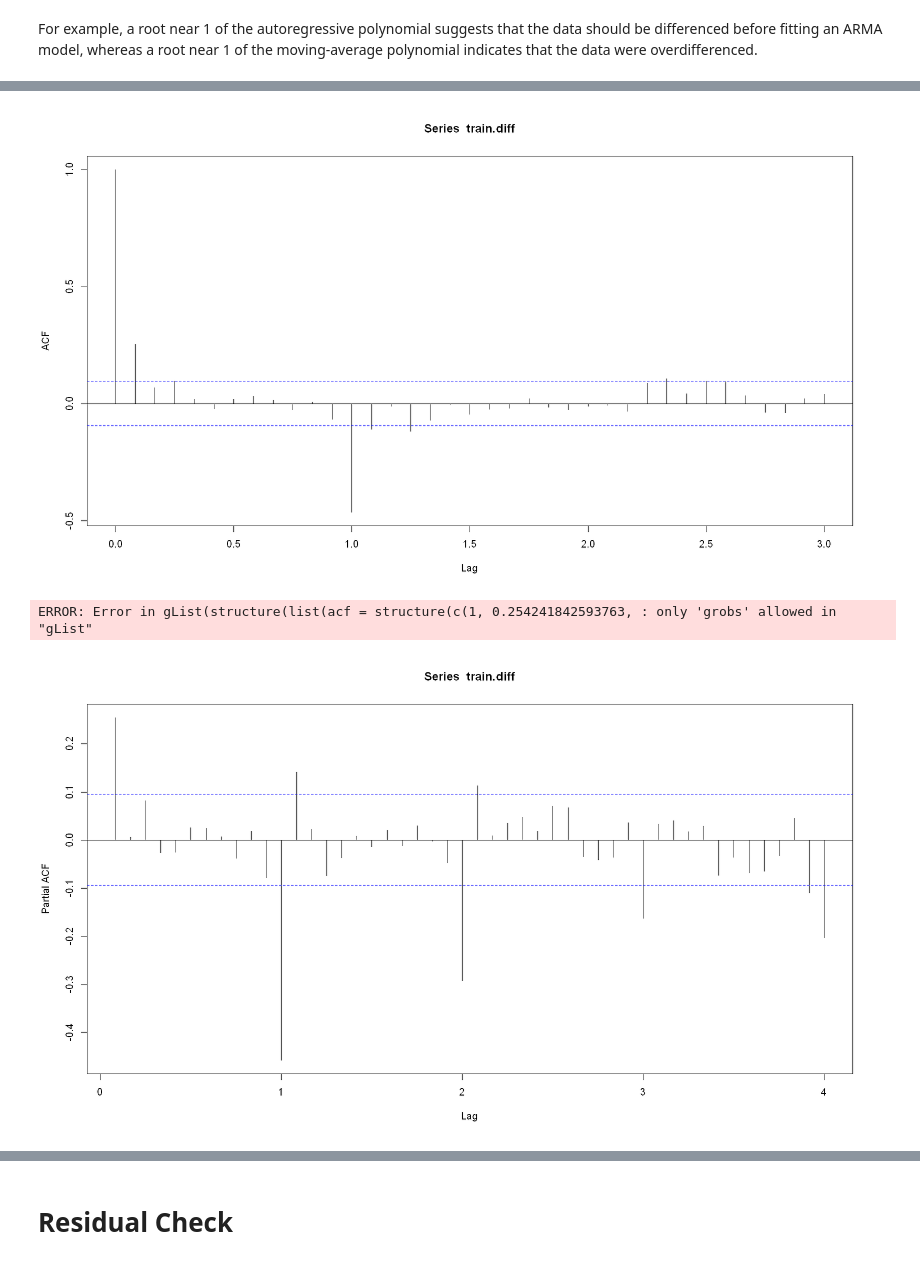
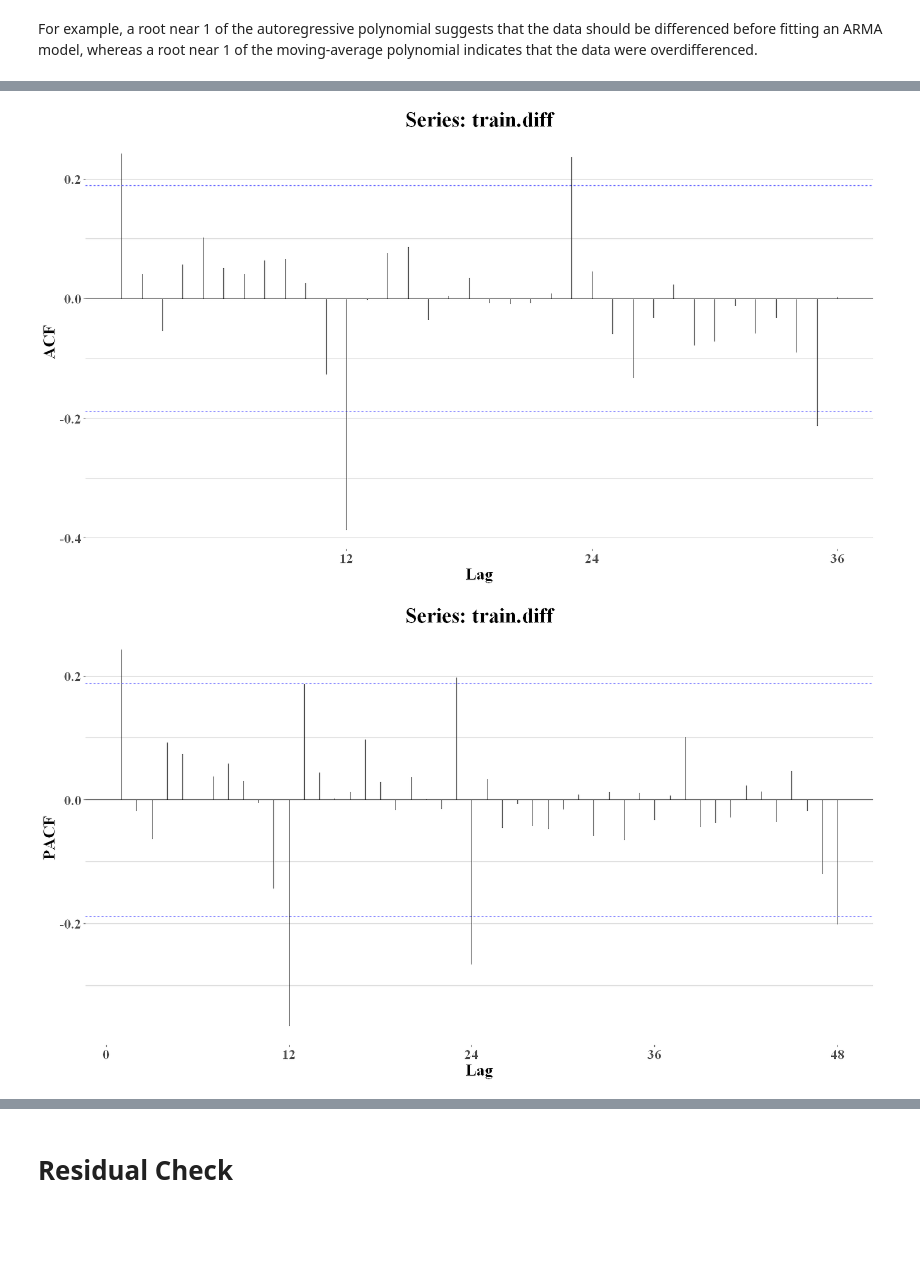
Before and after one commit to AndreasPalmgren/Sthlm-Temp-ARIMA, a Jupyter notebook: SthlmMeanTemperature.ipynb, the cells around one changed output, grey strips where cells are left out. Cells and saved outputs as stored; diff of their text form; code cells hidden in the pictures; blank space fills up the shorter version.

```diff
--- a/SthlmMeanTemperature.ipynb
+++ b/SthlmMeanTemperature.ipynb
@@ -281,12 +268,13 @@ The following object is masked from 'package:dplyr':
 # %%
-p1 = acf(train.diff, lag.max=36)
-p2 = pacf(train.diff, lag.max=48)
 
-grid.arrange(p1, p2, ncol=2)
+ggAcf(train.diff, lag.max = 36) +
+    th
+
+ggPacf(train.diff, lag.max = 48) +
+    th
 # %% [output]
-[figure, old version]
+[figure, new version]
-ERROR: Error in gList(structure(list(acf = structure(c(1, 0.254241842593763, : only 'grobs' allowed in "gList"
-[figure, old version]
+[figure, new version]
 # %%
 p <- q <- P <- Q <- 0:3
 grid <- expand.grid(p=p, q=q, P=P, Q=Q)
```
Also changed, not shown: parts of 42 cells of this notebook.
